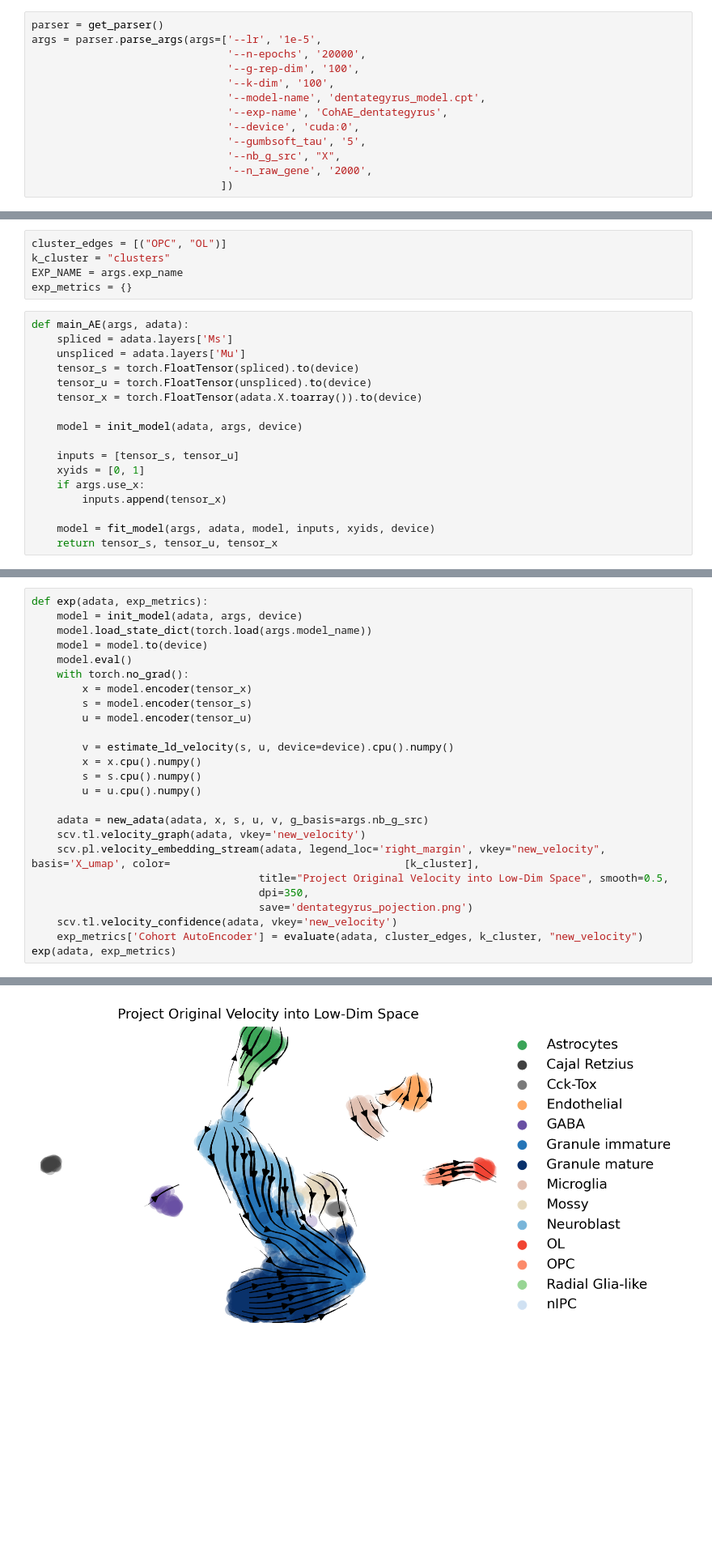
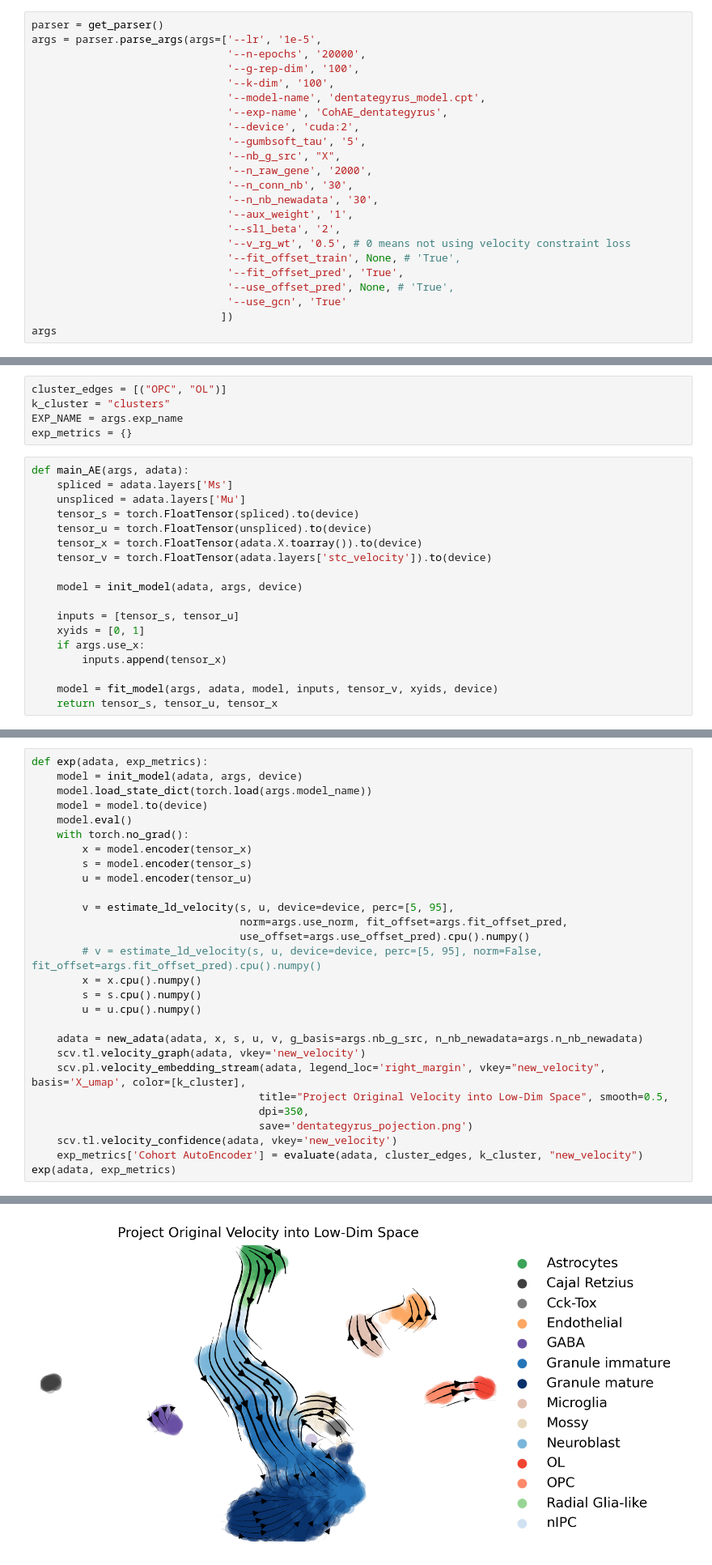
Before and after one commit to qiaochen/VeloAE, a Jupyter notebook: notebooks/dentategyrus/model-dentategyrus.ipynb, the cells around one changed output, grey strips where cells are left out. Shown at 81% size. Cells and saved outputs as stored; diff of their text form; blank space fills up the shorter version.

```diff
--- a/notebooks/dentategyrus/model-dentategyrus.ipynb
+++ b/notebooks/dentategyrus/model-dentategyrus.ipynb
@@ -18,8 +18,18 @@ args = parser.parse_args(args=['--lr', '1e-5',
                                '--k-dim', '100',
                                '--model-name', 'dentategyrus_model.cpt',
                                '--exp-name', 'CohAE_dentategyrus',
-                               '--device', 'cuda:0',
+                               '--device', 'cuda:2',
                                '--gumbsoft_tau', '5',
                                '--nb_g_src', "X",
                                '--n_raw_gene', '2000',
+                               '--n_conn_nb', '30',
+                               '--n_nb_newadata', '30',
+                               '--aux_weight', '1',
+                               '--sl1_beta', '2',
+                               '--v_rg_wt', '0.5', # 0 means not using velocity constraint loss
+                               '--fit_offset_train', None, # 'True',
+                               '--fit_offset_pred', 'True',
+                               '--use_offset_pred', None, # 'True',
+                               '--use_gcn', 'True'
                               ])
+args
@@ -42,6 +54,7 @@ def main_AE(args, adata):
     tensor_s = torch.FloatTensor(spliced).to(device)
     tensor_u = torch.FloatTensor(unspliced).to(device)
     tensor_x = torch.FloatTensor(adata.X.toarray()).to(device)
+    tensor_v = torch.FloatTensor(adata.layers['stc_velocity']).to(device)
 
     model = init_model(adata, args, device)
 
@@ -50,7 +63,7 @@ def main_AE(args, adata):
     if args.use_x:
         inputs.append(tensor_x)
 
-    model = fit_model(args, adata, model, inputs, xyids, device)
+    model = fit_model(args, adata, model, inputs, tensor_v, xyids, device)
     return tensor_s, tensor_u, tensor_x
 # %%
 adata = scv.datasets.dentategyrus()
@@ -151,14 +166,17 @@ def exp(adata, exp_metrics):
         s = model.encoder(tensor_s)
         u = model.encoder(tensor_u)
 
-        v = estimate_ld_velocity(s, u, device=device).cpu().numpy()
+        v = estimate_ld_velocity(s, u, device=device, perc=[5, 95],
+                                 norm=args.use_norm, fit_offset=args.fit_offset_pred,
+                                 use_offset=args.use_offset_pred).cpu().numpy()
+        # v = estimate_ld_velocity(s, u, device=device, perc=[5, 95], norm=False, fit_offset=args.fit_offset_pred).cpu().numpy()
         x = x.cpu().numpy()
         s = s.cpu().numpy()
         u = u.cpu().numpy()
 
-    adata = new_adata(adata, x, s, u, v, g_basis=args.nb_g_src)
+    adata = new_adata(adata, x, s, u, v, g_basis=args.nb_g_src, n_nb_newadata=args.n_nb_newadata)
     scv.tl.velocity_graph(adata, vkey='new_velocity')
-    scv.pl.velocity_embedding_stream(adata, legend_loc='right_margin', vkey="new_velocity", basis='X_umap', color=                                     [k_cluster],
+    scv.pl.velocity_embedding_stream(adata, legend_loc='right_margin', vkey="new_velocity", basis='X_umap', color=[k_cluster],
                                     title="Project Original Velocity into Low-Dim Space", smooth=0.5,
                                     dpi=350,
                                     save='dentategyrus_pojection.png')
@@ -186,6 +204,6 @@ computing velocity embedding
     'new_velocity_umap', embedded velocity vectors (adata.obsm)
 saving figure to file ./figures/scvelo_dentategyrus_pojection.png
-[figure, old version]
+[figure, new version]
 --> added 'new_velocity_length' (adata.obs)
 --> added 'new_velocity_confidence' (adata.obs)
 --> added 'new_velocity_confidence_transition' (adata.obs)
```
Also changed, not shown: parts of 5 cells of this notebook.
